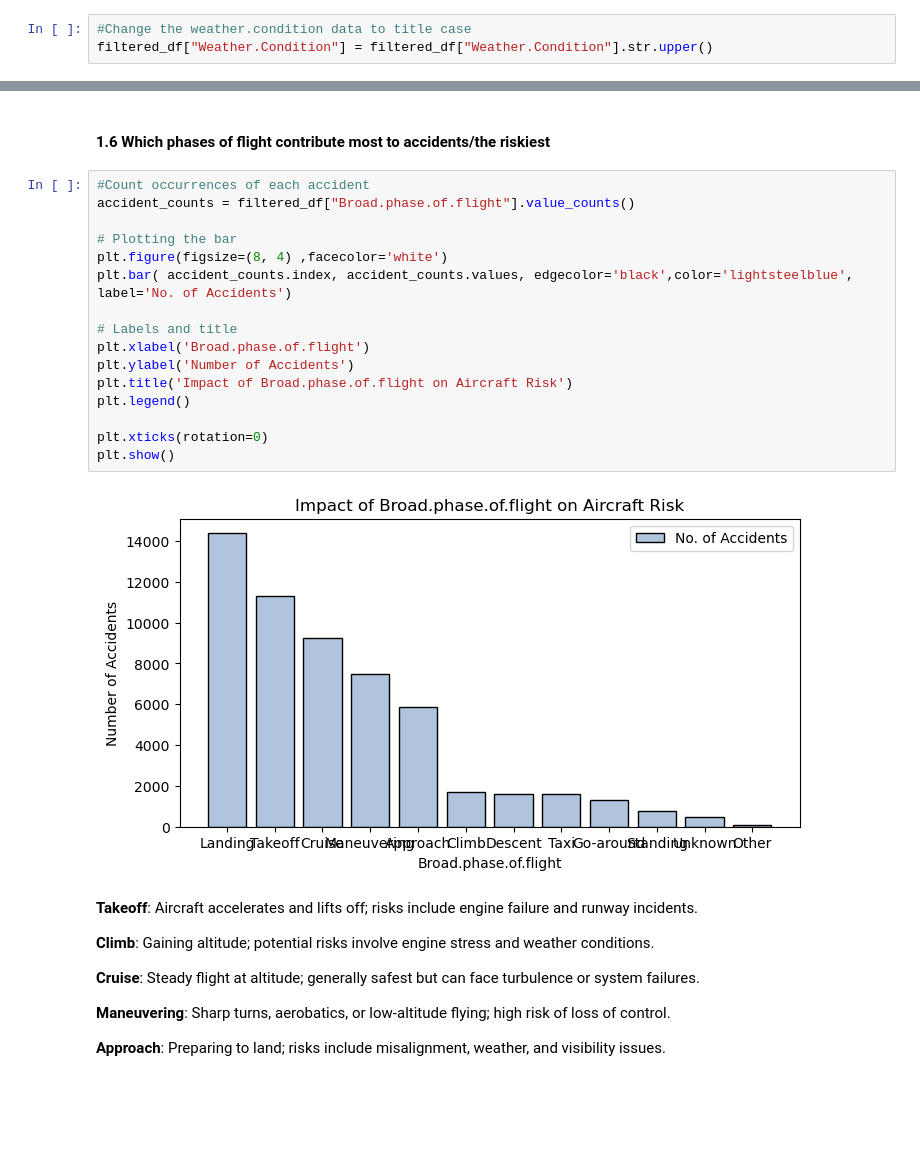
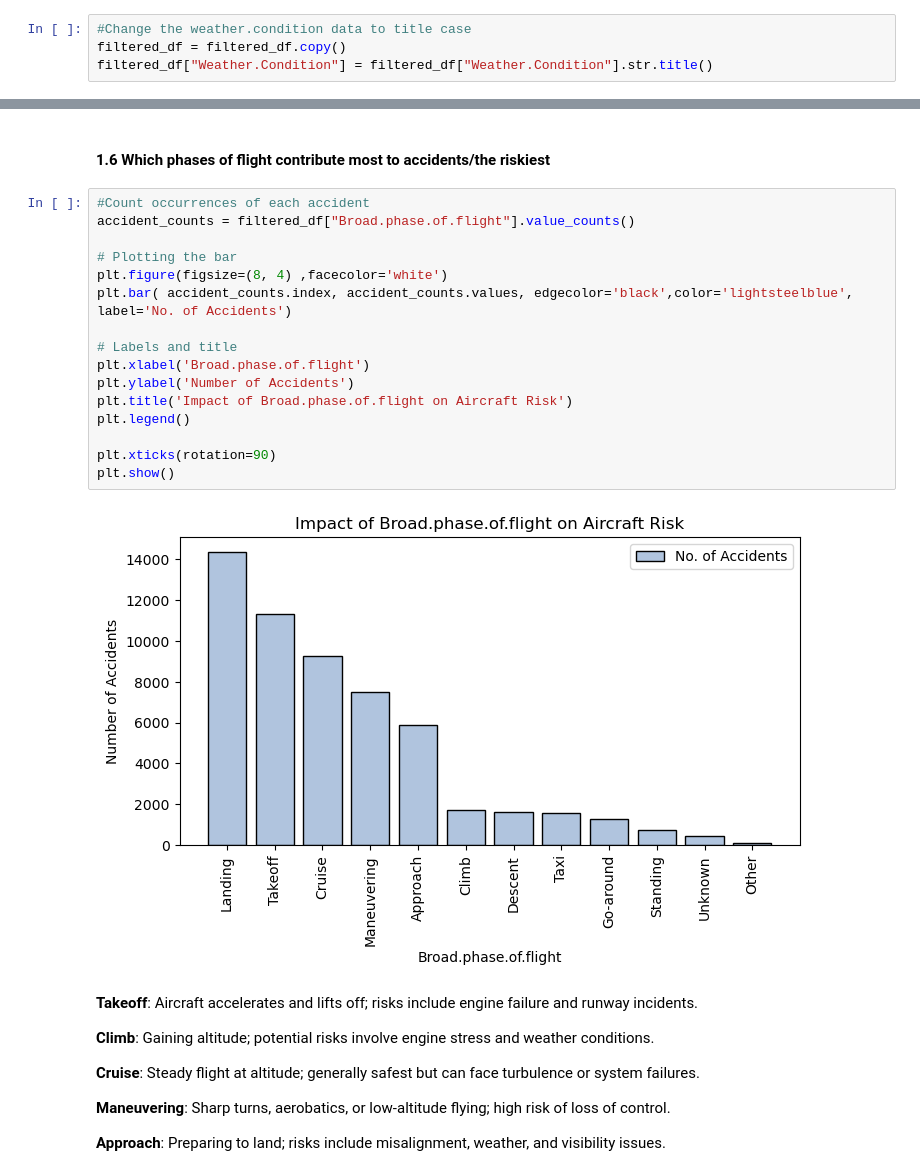
Before and after one commit to blaise-mwangi/dsc-project-aviation, a Jupyter notebook: dsc_project_aviation.ipynb, the cells around one changed output, grey strips where cells are left out. Cells and saved outputs as stored; diff of their text form; blank space fills up the shorter version.

```diff
--- a/dsc_project_aviation.ipynb
+++ b/dsc_project_aviation.ipynb
@@ -296,4 +296,5 @@ The first objective,try to give a brief understanding of the potential risks of
 #### **1.1 Does weather conditions cause any risk to aircrafts?**
 # %%
 #Change the weather.condition data to title case
-filtered_df["Weather.Condition"] = filtered_df["Weather.Condition"].str.upper()
+filtered_df = filtered_df.copy()
+filtered_df["Weather.Condition"] = filtered_df["Weather.Condition"].str.title()
@@ -433,21 +428,21 @@ This could be because airplanes are the most commonly used aircraft for commerci
 # %%
 #Count occurrences of each accident
 accident_counts = filtered_df["Broad.phase.of.flight"].value_counts()
 
 # Plotting the bar
 plt.figure(figsize=(8, 4) ,facecolor='white')
 plt.bar( accident_counts.index, accident_counts.values, edgecolor='black',color='lightsteelblue', label='No. of Accidents')
 
 # Labels and title
 plt.xlabel('Broad.phase.of.flight')
 plt.ylabel('Number of Accidents')
 plt.title('Impact of Broad.phase.of.flight on Aircraft Risk')
 plt.legend()
 
-plt.xticks(rotation=0)
+plt.xticks(rotation=90)
 plt.show()
 # %% [output]
-[figure, old version]
+[figure, new version]
 # %% [markdown]
 **Takeoff**: Aircraft accelerates and lifts off; risks include engine failure and runway incidents.
 
```
Also changed, not shown: parts of 5 cells of this notebook.
